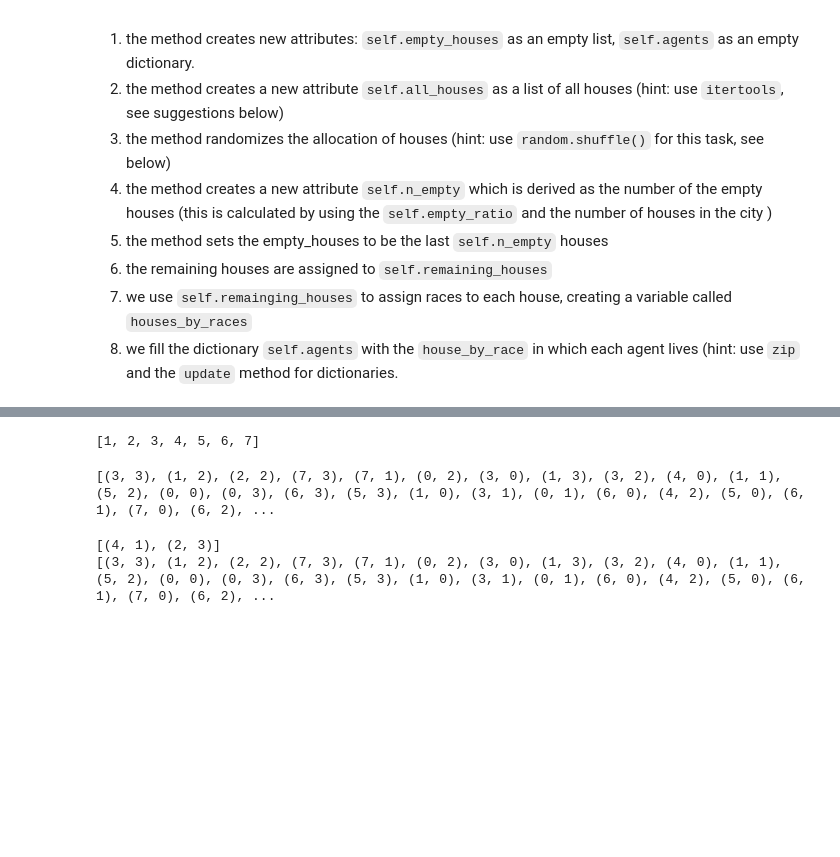
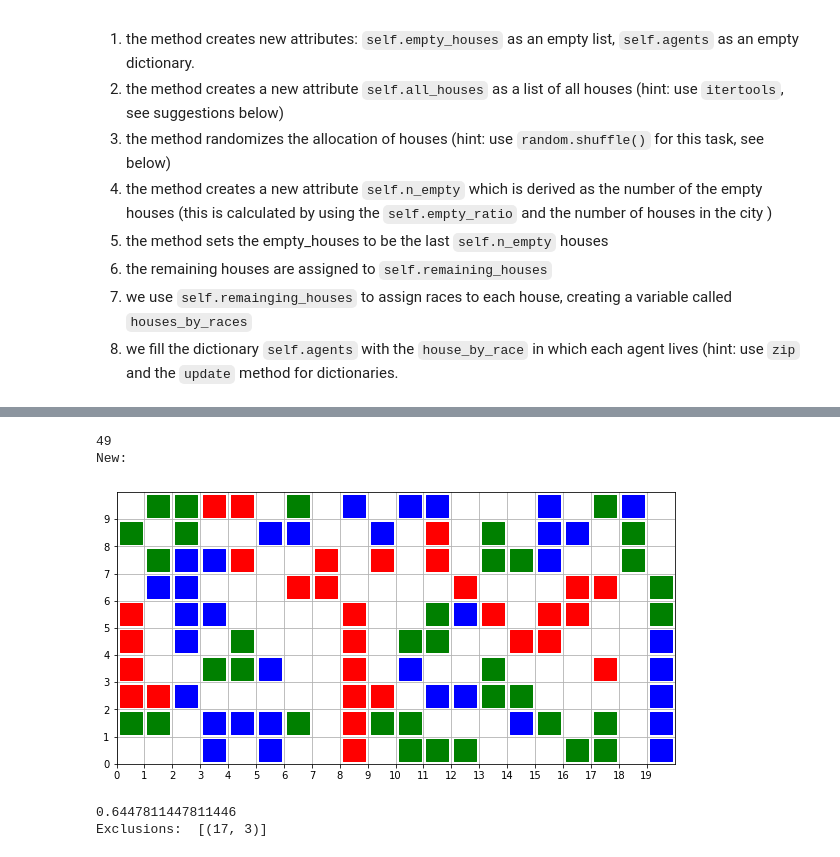
Before and after one commit to ChanMunFai/Six-Guys, a Jupyter notebook: jathieesan_branch.ipynb, the cells around one changed output, grey strips where cells are left out. Cells and saved outputs as stored; diff of their text form; code cells hidden in the pictures; blank space fills up the shorter version.

```diff
--- a/jathieesan_branch.ipynb
+++ b/jathieesan_branch.ipynb
@@ -50,9 +149,9 @@ test.populate()
-# %%
-width=8
-widths=[]
-x = range(1, width)
-for n in x:
-    widths.append(n)
-print(widths)
-# %% [output]
-[1, 2, 3, 4, 5, 6, 7]
+# %%
+test.update(True)
+test.sim()
+# %% [output]
+49
+New:
+[figure, added]
+0.6447811447811446
+Exclusions:  [(17, 3)]
@@ -59,18 +167,13 @@ print(widths)
 # %%
-width = 8
-height = 4
-a= list(itertools.product(list(range(width)),list(range(height))))
-random.shuffle(a)
-print(a)
+# width = 8
+# height = 4
+# a= list(itertools.product(list(range(width)),list(range(height))))
+# random.shuffle(a)
+# print(a)
-# %% [output]
-[(3, 3), (1, 2), (2, 2), (7, 3), (7, 1), (0, 2), (3, 0), (1, 3), (3, 2), (4, 0), (1, 1), (5, 2), (0, 0), (0, 3), (6, 3), (5, 3), (1, 0), (3, 1), (0, 1), (6, 0), (4, 2), (5, 0), (6, 1), (7, 0), (6, 2), ...
 # %%
-c=2
-b = a[-c:]
-d=a[:32-c]
-print(b)
-print(d)
+# c=2
+# b = a[-c:]
+# d=a[:32-c]
+# print(b)
+# print(d)
-# %% [output]
-[(4, 1), (2, 3)]
-[(3, 3), (1, 2), (2, 2), (7, 3), (7, 1), (0, 2), (3, 0), (1, 3), (3, 2), (4, 0), (1, 1), (5, 2), (0, 0), (0, 3), (6, 3), (5, 3), (1, 0), (3, 1), (0, 1), (6, 0), (4, 2), (5, 0), (6, 1), (7, 0), (6, 2), ...
 # %%
```
Also changed, not shown: parts of 9 cells of this notebook.
